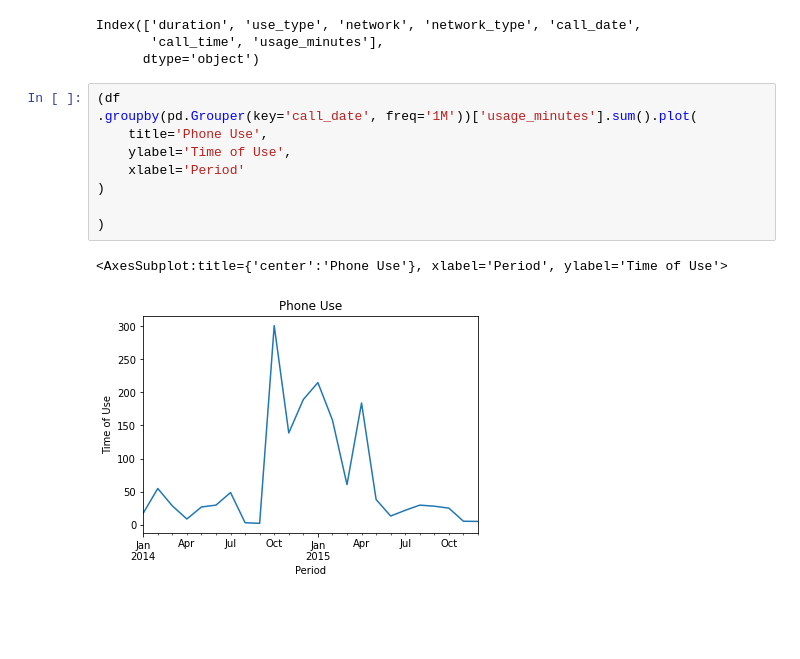
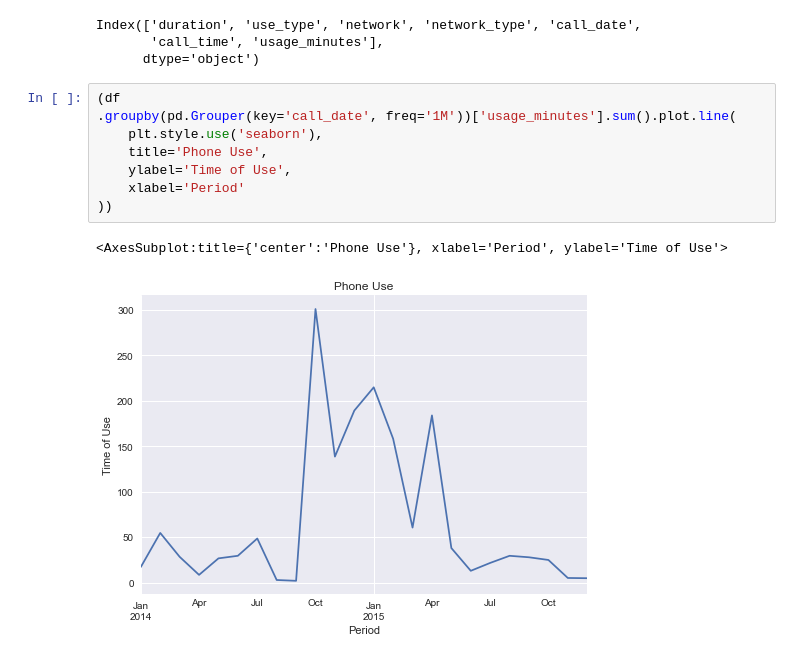
Before and after one commit to WayneNyariroh/weekly_practice, a Jupyter notebook: 15_11_22/15-11-22_phone_data_analysis.ipynb, the cells around one changed output. Drawn from its saved outputs; the diff is of its cells as text; blank space fills up the shorter version.

```diff
--- a/15_11_22/15-11-22_phone_data_analysis.ipynb
+++ b/15_11_22/15-11-22_phone_data_analysis.ipynb
@@ -134,16 +135,15 @@ Index(['duration', 'use_type', 'network', 'network_type', 'call_date',
       dtype='object')
 # %%
 (df
-.groupby(pd.Grouper(key='call_date', freq='1M'))['usage_minutes'].sum().plot(
+.groupby(pd.Grouper(key='call_date', freq='1M'))['usage_minutes'].sum().plot.line(
+    plt.style.use('seaborn'),
     title='Phone Use',
     ylabel='Time of Use',
     xlabel='Period'
-)
-
-)
+))
 # %% [output]
 <AxesSubplot:title={'center':'Phone Use'}, xlabel='Period', ylabel='Time of Use'>
-[figure, old version]
+[figure, new version]
 # %%
 (df
  .pivot_table(df,
```
Also changed, not shown: parts of 2 cells of this notebook.
